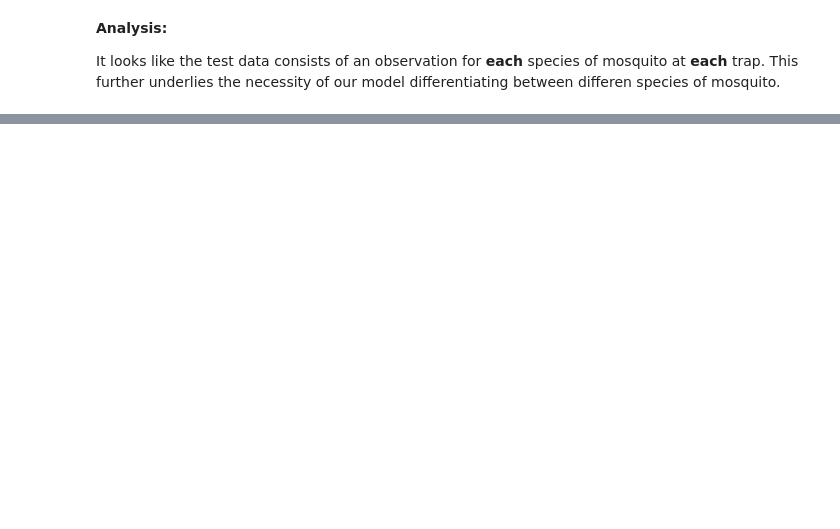
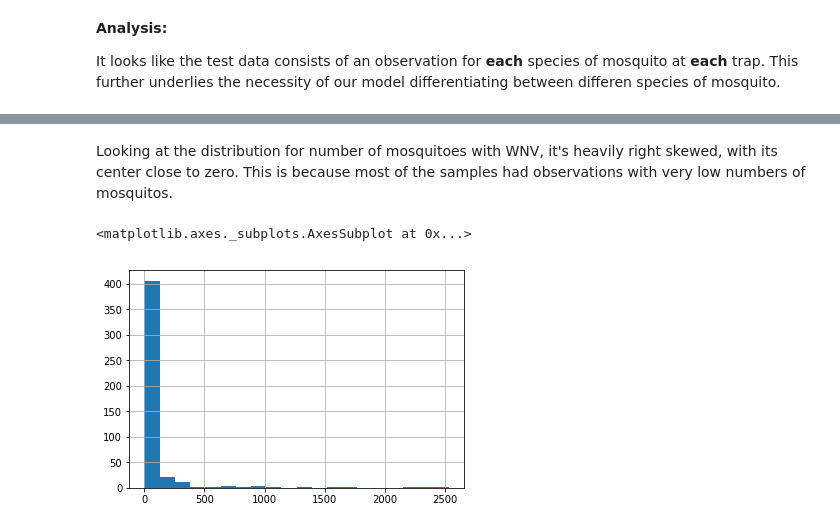
Before and after one commit to camarenad/wnv_prevention, a Jupyter notebook: jj/nb_suggested_order/01_Cleaning.ipynb, the cells around one changed output, grey strips where cells are left out. Drawn from its saved outputs; the diff is of its cells as text; code cells hidden in the pictures; blank space fills up the shorter version.

```diff
--- a/jj/nb_suggested_order/01_Cleaning.ipynb
+++ b/jj/nb_suggested_order/01_Cleaning.ipynb
@@ -196,0 +372,7 @@ df.to_csv('../data/train_clean.csv')
+# %% [markdown]
+Looking at the distribution for number of mosquitoes with WNV, it's heavily right skewed, with its center close to zero. This is because most of the samples had observations with very low numbers of mosquitos.
+# %%
+flat_groups[flat_groups['WnvPresent']==1].NumMosquitos.hist(bins=20)
+# %% [output]
+<matplotlib.axes._subplots.AxesSubplot at 0x...>
+[figure, added]
```
Also changed, not shown: parts of 78 cells of this notebook, 2 other files.
